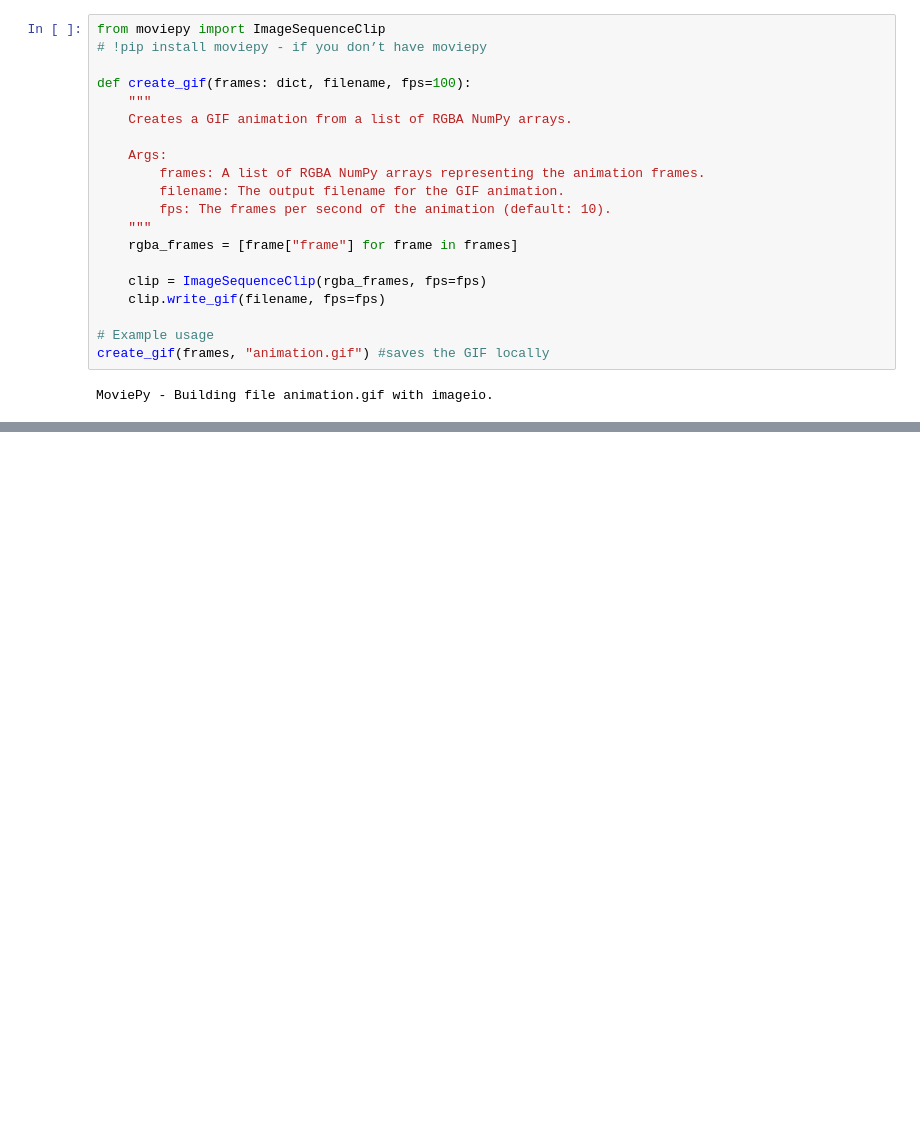
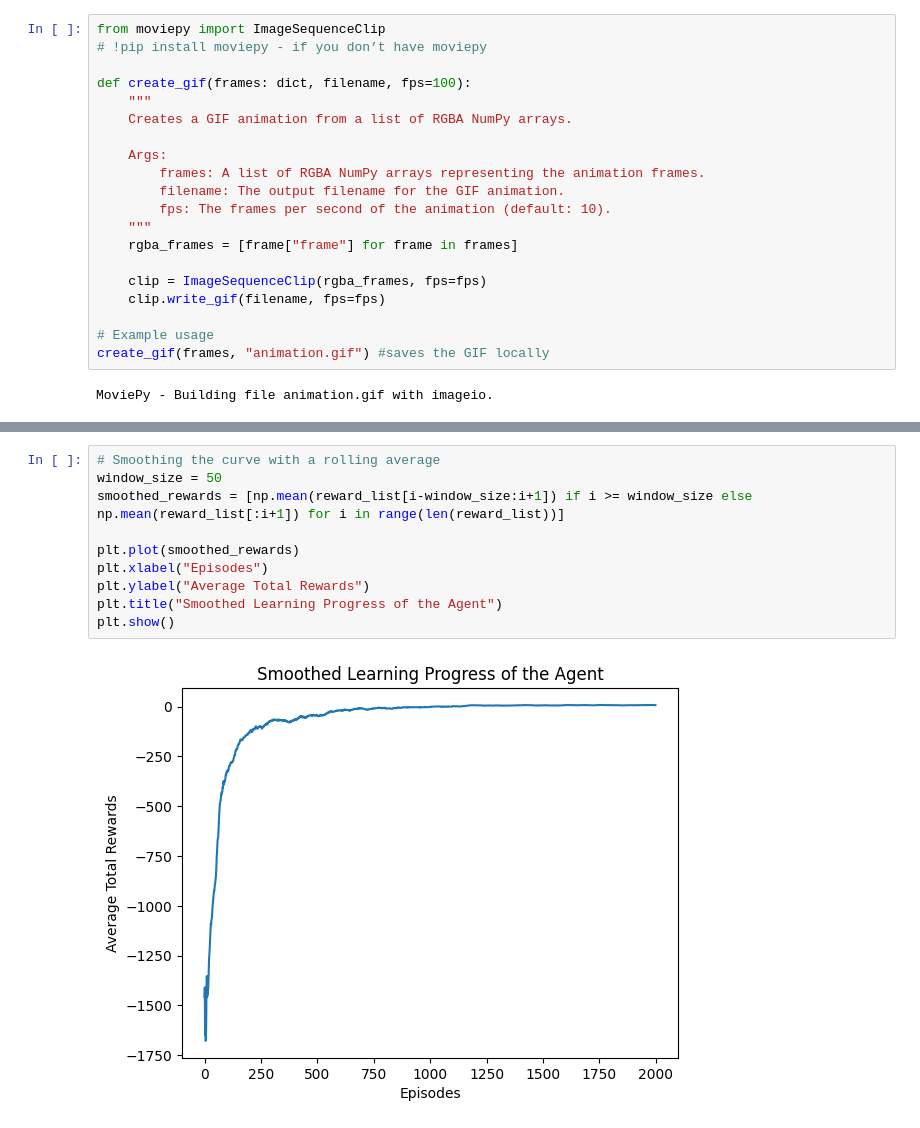
Before and after one commit to Juaniribet/Aprendizaje-Por-Refuerzo-I-MIA, a Jupyter notebook: env.ipynb, the cells around one changed output, grey strips where cells are left out. Drawn from its saved outputs; the diff is of its cells as text; blank space fills up the shorter version.

```diff
--- a/env.ipynb
+++ b/env.ipynb
@@ -118,0 +221,12 @@ MoviePy - Building file animation.gif with imageio.
+# %%
+# Smoothing the curve with a rolling average
+window_size = 50
+smoothed_rewards = [np.mean(reward_list[i-window_size:i+1]) if i >= window_size else np.mean(reward_list[:i+1]) for i in range(len(reward_list))]
+
+plt.plot(smoothed_rewards)
+plt.xlabel("Episodes")
+plt.ylabel("Average Total Rewards")
+plt.title("Smoothed Learning Progress of the Agent")
+plt.show()
+# %% [output]
+[figure, added]
```
Also changed, not shown: parts of 17 cells of this notebook, 4 other files.
